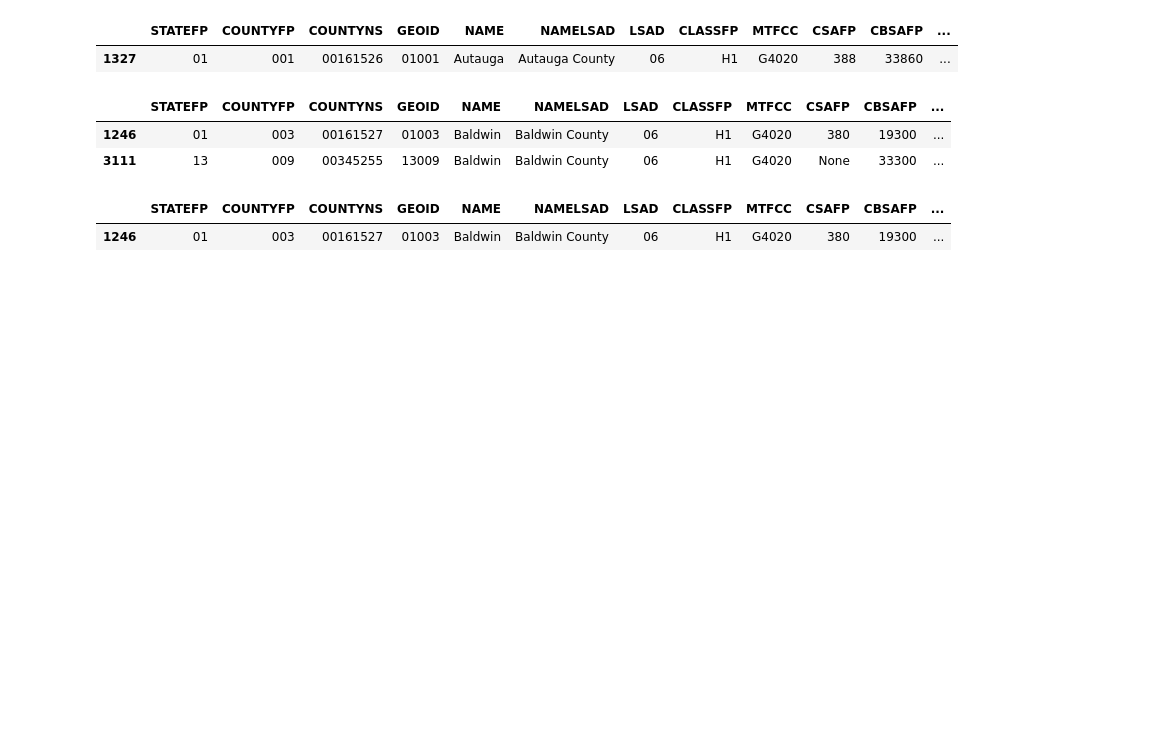
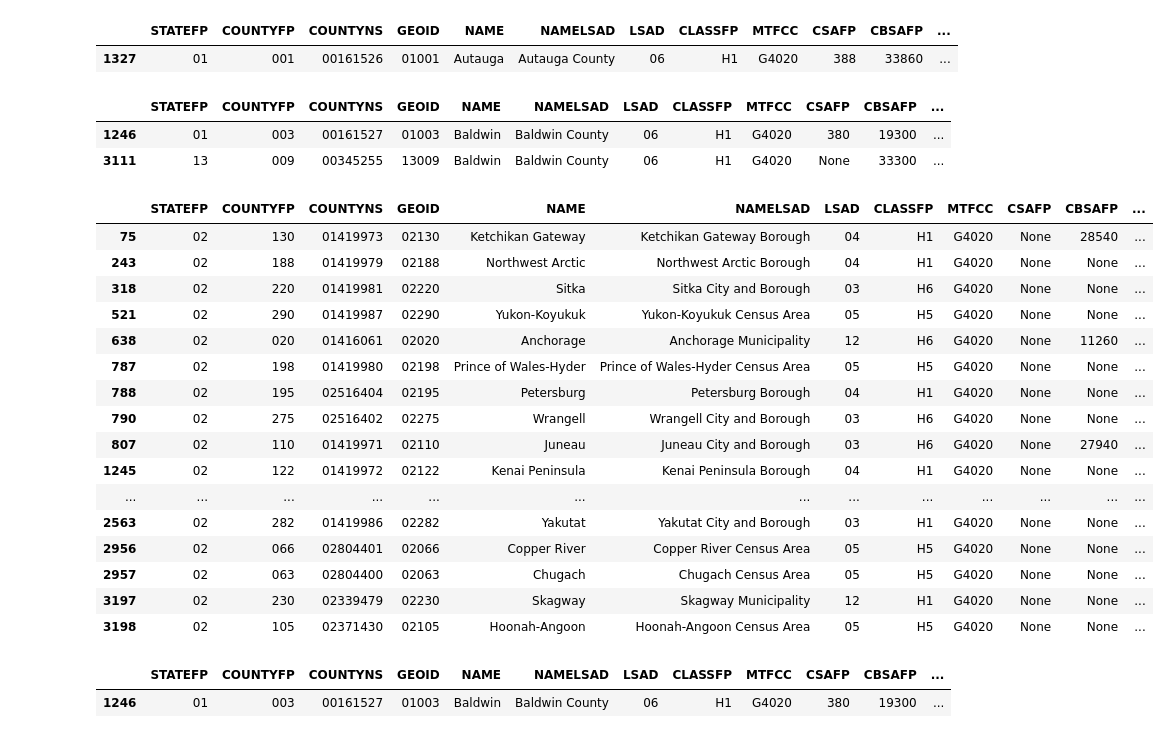
Before and after one commit to esiu-23/break-out-of-your-bubble, a Jupyter notebook: partisan_map_test.ipynb, the cells around one changed output. Saved outputs shown, nothing was run; the diff lists cells and outputs as text; code cells hidden in the pictures; blank space fills up the shorter version.

```diff
--- a/partisan_map_test.ipynb
+++ b/partisan_map_test.ipynb
@@ -34,6 +33,26 @@ county_files[county_files['NAME'] == "Baldwin"]
 |  | STATEFP | COUNTYFP | COUNTYNS | GEOID | NAME | NAMELSAD | LSAD | CLASSFP | MTFCC | CSAFP | CBSAFP | ... |
 | 1246 | 01 | 003 | 00161527 | 01003 | Baldwin | Baldwin County | 06 | H1 | G4020 | 380 | 19300 | ... |
 | 3111 | 13 | 009 | 00345255 | 13009 | Baldwin | Baldwin County | 06 | H1 | G4020 | None | 33300 | ... |
+# %%
+county_files[county_files['STATEFP'] == '02']
+# %% [output]
+|  | STATEFP | COUNTYFP | COUNTYNS | GEOID | NAME | NAMELSAD | LSAD | CLASSFP | MTFCC | CSAFP | CBSAFP | ... |
+| 75 | 02 | 130 | 01419973 | 02130 | Ketchikan Gateway | Ketchikan Gateway Borough | 04 | H1 | G4020 | None | 28540 | ... |
+| 243 | 02 | 188 | 01419979 | 02188 | Northwest Arctic | Northwest Arctic Borough | 04 | H1 | G4020 | None | None | ... |
+| 318 | 02 | 220 | 01419981 | 02220 | Sitka | Sitka City and Borough | 03 | H6 | G4020 | None | None | ... |
+| 521 | 02 | 290 | 01419987 | 02290 | Yukon-Koyukuk | Yukon-Koyukuk Census Area | 05 | H5 | G4020 | None | None | ... |
+| 638 | 02 | 020 | 01416061 | 02020 | Anchorage | Anchorage Municipality | 12 | H6 | G4020 | None | 11260 | ... |
+| 787 | 02 | 198 | 01419980 | 02198 | Prince of Wales-Hyder | Prince of Wales-Hyder Census Area | 05 | H5 | G4020 | None | None | ... |
+| 788 | 02 | 195 | 02516404 | 02195 | Petersburg | Petersburg Borough | 04 | H1 | G4020 | None | None | ... |
+| 790 | 02 | 275 | 02516402 | 02275 | Wrangell | Wrangell City and Borough | 03 | H6 | G4020 | None | None | ... |
+| 807 | 02 | 110 | 01419971 | 02110 | Juneau | Juneau City and Borough | 03 | H6 | G4020 | None | 27940 | ... |
+| 1245 | 02 | 122 | 01419972 | 02122 | Kenai Peninsula | Kenai Peninsula Borough | 04 | H1 | G4020 | None | None | ... |
+| ... | ... | ... | ... | ... | ... | ... | ... | ... | ... | ... | ... | ... |
+| 2563 | 02 | 282 | 01419986 | 02282 | Yakutat | Yakutat City and Borough | 03 | H1 | G4020 | None | None | ... |
+| 2956 | 02 | 066 | 02804401 | 02066 | Copper River | Copper River Census Area | 05 | H5 | G4020 | None | None | ... |
+| 2957 | 02 | 063 | 02804400 | 02063 | Chugach | Chugach Census Area | 05 | H5 | G4020 | None | None | ... |
+| 3197 | 02 | 230 | 02339479 | 02230 | Skagway | Skagway Municipality | 12 | H1 | G4020 | None | None | ... |
+| 3198 | 02 | 105 | 02371430 | 02105 | Hoonah-Angoon | Hoonah-Angoon Census Area | 05 | H5 | G4020 | None | None | ... |
 # %%
 county_files[county_files['GEOID'] == "01003"]
 # %% [output]
```
Also changed, not shown: parts of 13 cells of this notebook.
